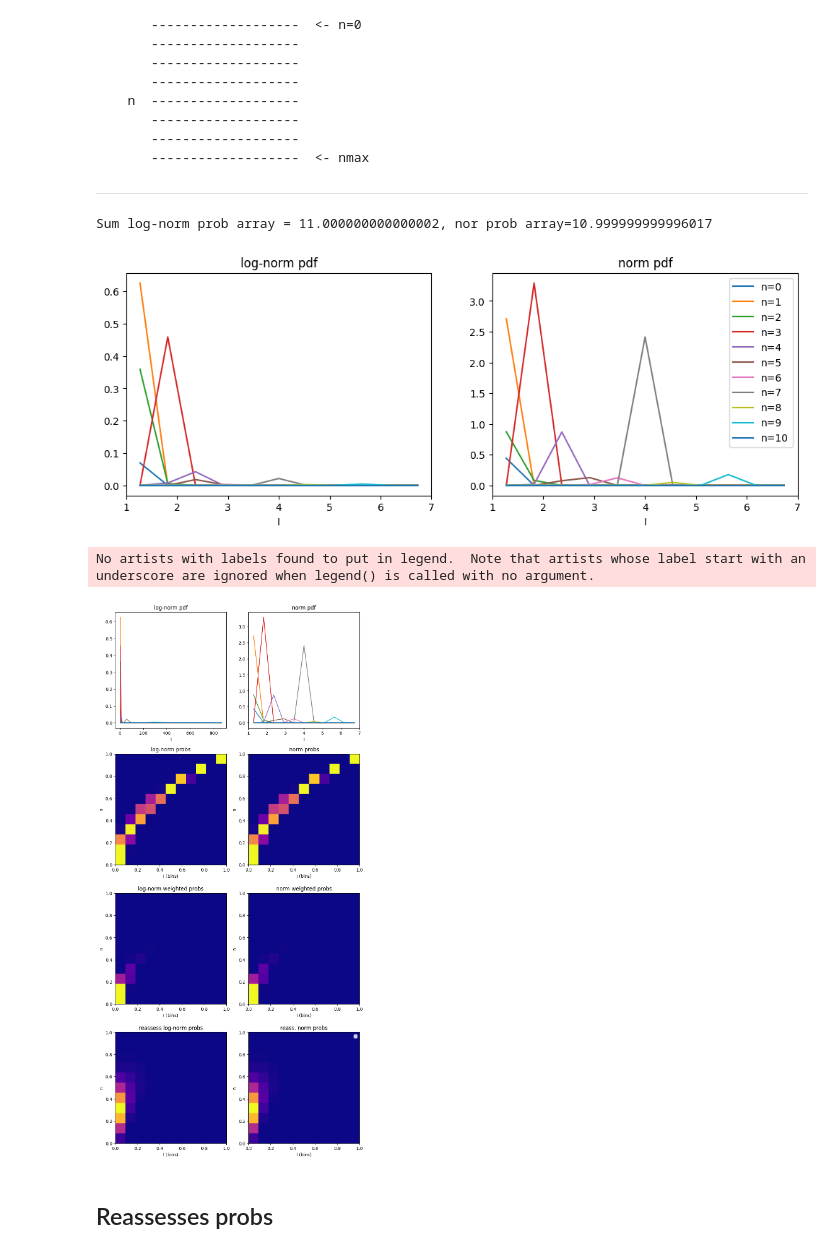
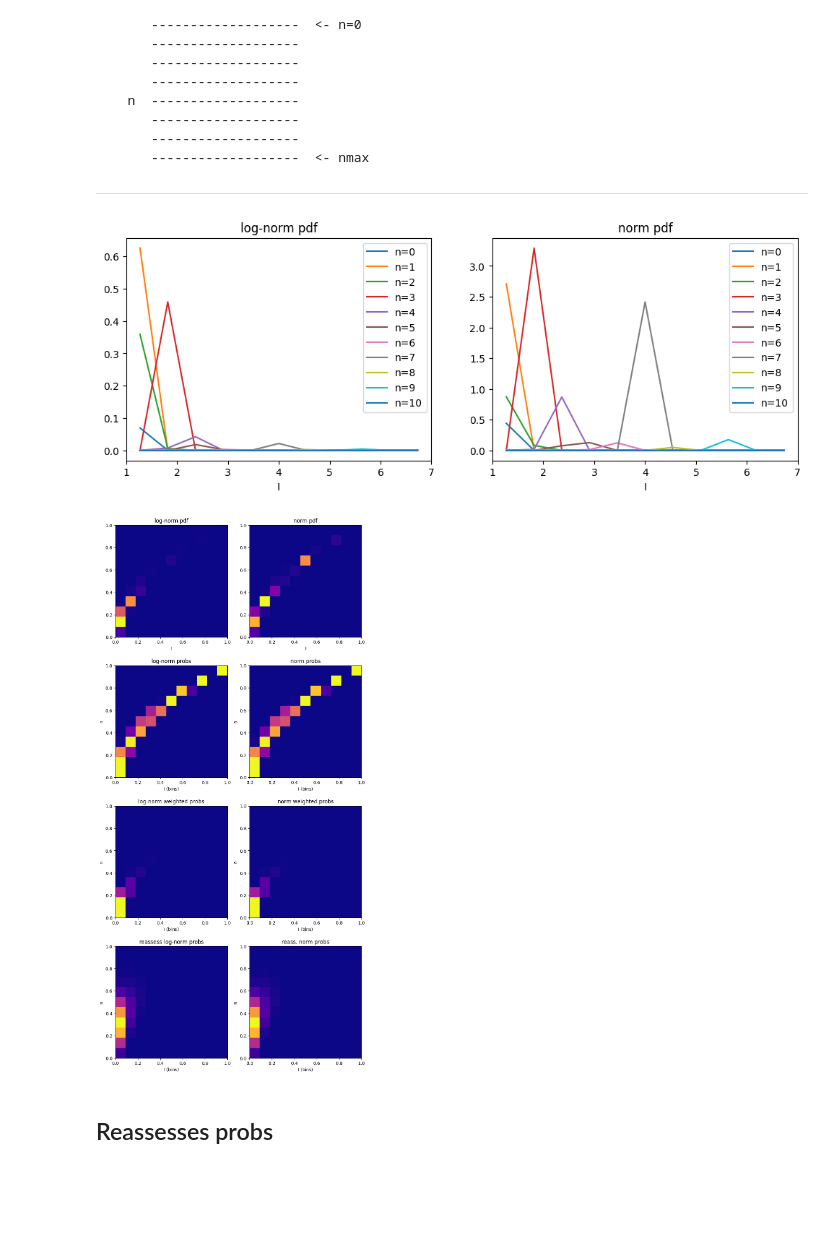
Before and after one commit to jafiorote/ga_error_sources_framework, a Jupyter notebook: notebooks/models_step_by_step.ipynb, the cells around one changed output. Saved outputs shown, nothing was run; the diff lists cells and outputs as text; code cells hidden in the pictures; blank space fills up the shorter version.

```diff
--- a/notebooks/models_step_by_step.ipynb
+++ b/notebooks/models_step_by_step.ipynb
@@ -42,3 +46,2 @@ minimize = False
 # %%
-sys_model_lognorm = ProteinSystemModel(M, i_0, i_nat, sigma2_0)
-sys_model_norm = ProteinSystemModel(M, i_0, i_nat, sigma2_0)
+ln_psm = LogNormPSM(M, i_0, i_nat, sigma2_0)
@@ -84,3 +50,5 @@ print(l_pdfs)
+# %%
+n_psm = NormPSM(M, i_0, i_nat, sigma2_0)
 # %% [markdown]
 ## Get pdfs and probs of I for each n:
 
@@ -103,103 +71,85 @@ print(l_pdfs)
 
 -------------------
 # %%
+# get data
+l_data, l_bins_center = ln_psm.create_data()
+n_data, n_bins_center = n_psm.create_data()
+
 # data fitted in norm and probs without poisson weight
-l_pdfs, l_probs = sys_model_lognorm.get_prob_bins(dist="lognorm")
-n_pdfs, n_probs = sys_model_norm.get_prob_bins(dist="norm")
-
-# the sum of probs take into consideration the total prob of each n-normal
-print(f"Sum log-norm prob array = {np.sum(l_probs)}, nor prob array={np.sum(n_probs)}")
+l_pdfs, l_probs = ln_psm.get_prob_bins()
+n_pdfs, n_probs = n_psm.get_prob_bins()
 
 # probs with Poisson weight
-lw_probs = sys_model_lognorm.get_probs(dist="lognorm")
-nw_probs = sys_model_norm.get_probs(dist="norm")
+lw_probs = ln_psm.get_probs()
+nw_probs = n_psm.get_probs()
 
 # reassessed probs with Poisson weight
-rl_probs = sys_model_lognorm.reassessment_probs(lw_probs)
-rn_probs = sys_model_norm.reassessment_probs(nw_probs)
-
-# # the prob of normal weighted by Poisson is 1
-# print(f"Sum Poisson * norm prob array = {np.sum(w_probs)}")
+rlw_probs = ln_psm.reassessment_probs(lw_probs)
+rnw_probs = n_psm.reassessment_probs(nw_probs)
-# %% [output]
-Sum log-norm prob array = 11.000000000000002, nor prob array=10.999999999996017
 # %%
 fig, axs = plt.subplots(1, 2, figsize=(12, 4))
 cmap = "plasma"
 
-_, xs= sys_model_norm.create_data()
 for n, curve in enumerate(l_pdfs):
-    axs[0].plot(xs, curve, label=f"n={n}")
-#lc = axs[0, 0].imshow(l_pdfs[::-1], extent=[0, 1, 0, 1], cmap=cmap,  interpolation='nearest')
+    axs[0].plot(n_bins_center, curve, label=f"n={n}")
 axs[0].set_title("log-norm pdf")
 axs[0].set_xlabel("I")
+axs[0].legend()
 
-
-_, x = sys_model_norm.create_data()
 for n, curve in enumerate(n_pdfs):
-    axs[1].plot(x, curve, label=f"n={n}")
-#nc = axs[1].imshow(n_pdfs[::-1], extent=[0, 1, 0, 1], cmap=cmap,  interpolation='nearest')
+    axs[1].plot(n_bins_center, curve, label=f"n={n}")
 axs[1].set_title("norm pdf")
 axs[1].set_xlabel("I")
 
-plt.legend()
+axs[1].legend()
 plt.show()
 # %% [output]
-[figure, old version]
+[figure, new version]
 # %%
 fig, axs = plt.subplots(4, 2, figsize=(10, 22))
 cmap = "plasma"
 
-_, xs= sys_model_norm.create_data_s()
-for n, curve in enumerate(l_pdfs):
-    axs[0, 0].plot(xs, curve, label=f"n={n}")
-#lc = axs[0, 0].imshow(l_pdfs[::-1], extent=[0, 1, 0, 1], cmap=cmap,  interpolation='nearest')
+c = axs[0, 0].imshow(l_pdfs[::-1], extent=[0, 1, 0, 1], cmap=cmap,  interpolation='nearest')
 axs[0, 0].set_title("log-norm pdf")
 axs[0, 0].set_xlabel("I")
 
-
-_, x = sys_model_norm.create_data()
-for n, curve in enumerate(n_pdfs):
-    axs[0, 1].plot(x, curve, label=f"n={n}")
-#nc = axs[0, 1].imshow(n_pdfs[::-1], extent=[0, 1, 0, 1], cmap=cmap,  interpolation='nearest')
+nc = axs[0, 1].imshow(n_pdfs[::-1], extent=[0, 1, 0, 1], cmap=cmap,  interpolation='nearest')
 axs[0, 1].set_title("norm pdf")
 axs[0, 1].set_xlabel("I")
-
 
 lc = axs[1, 0].imshow(l_probs[::-1], extent=[0, 1, 0, 1], cmap=cmap,  interpolation='nearest')
 axs[1, 0].set_title("log-norm probs")
 axs[1, 0].set_xlabel("I (bins)")
 axs[1, 0].set_ylabel("n")
 
 nc = axs[1, 1].imshow(n_probs[::-1], extent=[0, 1, 0, 1], cmap=cmap,  interpolation='nearest')
 axs[1, 1].set_title("norm probs")
 axs[1, 1].set_xlabel("I (bins)")
 axs[1, 1].set_ylabel("n")
 
 lc = axs[2, 0].imshow(lw_probs[::-1], extent=[0, 1, 0, 1], cmap=cmap,  interpolation='nearest')
 axs[2, 0].set_title("log-norm weighted probs")
 axs[2, 0].set_xlabel("I (bins)")
 axs[2, 0].set_ylabel("n")
 
 nc = axs[2, 1].imshow(nw_probs[::-1], extent=[0, 1, 0, 1], cmap=cmap,  interpolation='nearest')
 axs[2, 1].set_title("norm weighted probs")
 axs[2, 1].set_xlabel("I (bins)")
 axs[2, 1].set_ylabel("n")
 
-lc = axs[3, 0].imshow(rl_probs[::-1], extent=[0, 1, 0, 1], cmap=cmap,  interpolation='nearest')
+lc = axs[3, 0].imshow(rlw_probs[::-1], extent=[0, 1, 0, 1], cmap=cmap,  interpolation='nearest')
 axs[3, 0].set_title("reassess log-norm probs")
 axs[3, 0].set_xlabel("I (bins)")
 axs[3, 0].set_ylabel("n")
 
-nc = axs[3, 1].imshow(rn_probs[::-1], extent=[0, 1, 0, 1], cmap=cmap,  interpolation='nearest')
+nc = axs[3, 1].imshow(rnw_probs[::-1], extent=[0, 1, 0, 1], cmap=cmap,  interpolation='nearest')
 axs[3, 1].set_title("reass. norm probs")
 axs[3, 1].set_xlabel("I (bins)")
 axs[3, 1].set_ylabel("n")
 
-plt.legend()
 plt.show()
 # %% [output]
-No artists with labels found to put in legend.  Note that artists whose label start with an underscore are ignored when legend() is called with no argument.
-[figure, old version]
+[figure, new version]
 # %% [markdown]
 ## Reassesses probs
 # %%
```
Also changed, not shown: parts of 9 cells of this notebook, 16 other files.
